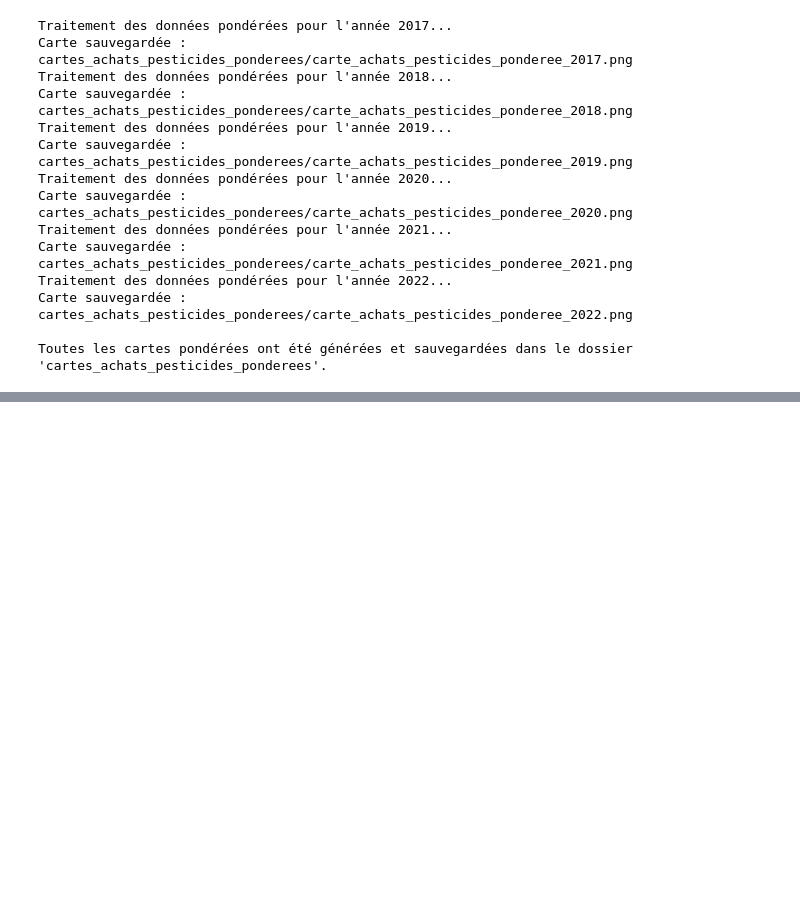
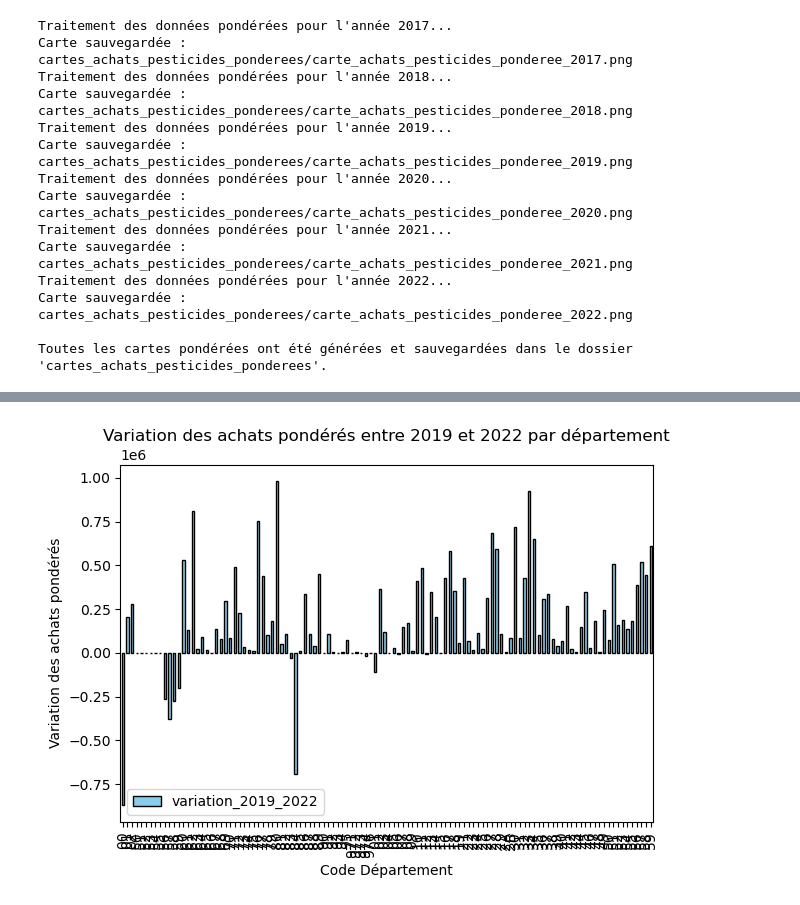
Before and after one commit to ElisefontaineEnsae/AgricultureBio_France, a Jupyter notebook: Cartographie Eaux souterraines/Carto Achat Pesticides.ipynb, the cells around one changed output, grey strips where cells are left out. Saved outputs shown, nothing was run; the diff lists cells and outputs as text; code cells hidden in the pictures; blank space fills up the shorter version.

```diff
--- a/Cartographie Eaux souterraines/Carto Achat Pesticides.ipynb
+++ b/Cartographie Eaux souterraines/Carto Achat Pesticides.ipynb
@@ -651,7 +643,7 @@ Je pondère.
 # Définition des poids
 poids = {
     "Exclusion": 3,       # Pondération la plus élevée
-    "Substitution": 2,    # Pondération intermédiaire
+    "Substitution": 2.5,    # Pondération intermédiaire
 }
 
 # Boucle pour pondérer les données dans chaque DataFrame
@@ -767,0 +762,81 @@ Toutes les cartes pondérées ont été générées et sauvegardées dans le dos
+# %%
+import pandas as pd
+import geopandas as gpd
+import matplotlib.pyplot as plt
+import os
+
+# Charger le fond de carte des départements français
+url_geojson = "https://raw.githubusercontent.com/gregoiredavid/france-geojson/master/departements.geojson"
+departements_gdf = gpd.read_file(url_geojson)
+
+# Créer un DataFrame global pour stocker les agrégations pondérées par année et département
+evolution_df = pd.DataFrame()
+
+# Agréger les données pondérées par département et par année
+for annee, df in dataframes.items():
+    if "code_departement" in df.columns and "quantite_ponderee" in df.columns:
+        aggregated = df.groupby("code_departement")["quantite_ponderee"].sum().reset_index()
+        aggregated["annee"] = annee
+        evolution_df = pd.concat([evolution_df, aggregated], ignore_index=True)
+
+# Restructurer les données : pivoter pour avoir une colonne par année
+pivot_df = evolution_df.pivot(index="code_departement", columns="annee", values="quantite_ponderee").fillna(0)
+
+# Calculer les variations entre chaque année consécutive
+for annee in range(2019, 2022):  # 2019 à 2022
+    pivot_df[f"variation_{annee}_{annee+1}"] = pivot_df[annee+1] - pivot_df[annee]
+
+# Calculer la variation entre 2019 et 2022
+pivot_df["variation_2019_2022"] = pivot_df[2022] - pivot_df[2019]
+
+# Assurez-vous que les codes départements sont au bon format (2 caractères)
+pivot_df = pivot_df.reset_index()
+pivot_df["code_departement"] = pivot_df["code_departement"].astype(str).str.zfill(2)
+
+# Fusionner avec le GeoDataFrame des départements
+merged_gdf = departements_gdf.merge(pivot_df, left_on="code", right_on="code_departement", how="left")
+
+# Créer un répertoire pour les cartes
+output_dir = "cartes_variations_ponderees"
+os.makedirs(output_dir, exist_ok=True)
+
+# Cartes des variations pondérées pour chaque période
+for col in [f"variation_{annee}_{annee+1}" for annee in range(2019, 2022)] + ["variation_2019_2022"]:
+    # Créer la carte choroplèthe
+    fig, ax = plt.subplots(1, 1, figsize=(10, 8))
+    merged_gdf.plot(column=col,
+                    cmap="RdYlGn_r",  # Colormap inversée : Vert pour diminutions, Rouge pour augmentations
+                    linewidth=0.8,
+                    edgecolor="black",
+                    legend=True,
+                    ax=ax)
+
+    # Ajouter titre dynamique
+    plt.title(f"Variation des achats pondérés ({col.replace('_', ' ')}) par département", fontsize=12)
+    ax.axis("off")
+
+    # Annotation pour la légende
+    plt.annotate("Vert : Diminution | Rouge : Augmentation", xy=(0.1, 0.1), xycoords="figure fraction", fontsize=10)
+
+    # Sauvegarder la carte
+    output_path = os.path.join(output_dir, f"carte_{col}.png")
+    plt.savefig(output_path, dpi=300, bbox_inches="tight")
+    plt.close()
+    print(f"Carte sauvegardée : {output_path}")
+
+# Graphique des variations par département entre 2019 et 2022
+plt.figure(figsize=(12, 8))
+pivot_df.plot(kind="bar", x="code_departement", y="variation_2019_2022", color="skyblue", edgecolor="black")
+plt.title("Variation des achats pondérés entre 2019 et 2022 par département")
+plt.xlabel("Code Département")
+plt.ylabel("Variation des achats pondérés")
+plt.xticks(rotation=90)
+plt.tight_layout()
+
+# Sauvegarder le graphique
+output_graph = os.path.join(output_dir, "variation_ponderee_2019_2022.png")
+plt.savefig(output_graph, dpi=300)
+plt.show()
+
+print(f"Graphique sauvegardé : {output_graph}")
+# %% [output]
@@ -767,0 +848 @@ Toutes les cartes pondérées ont été générées et sauvegardées dans le dos
+[figure, added]
```
Also changed, not shown: parts of 5 cells of this notebook, 14 other files.
